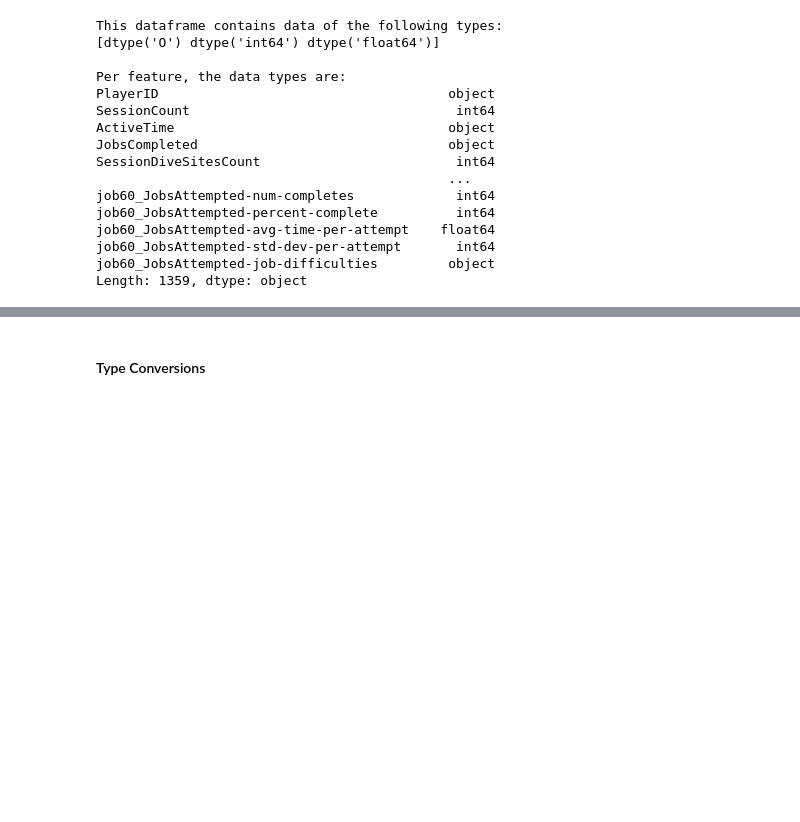
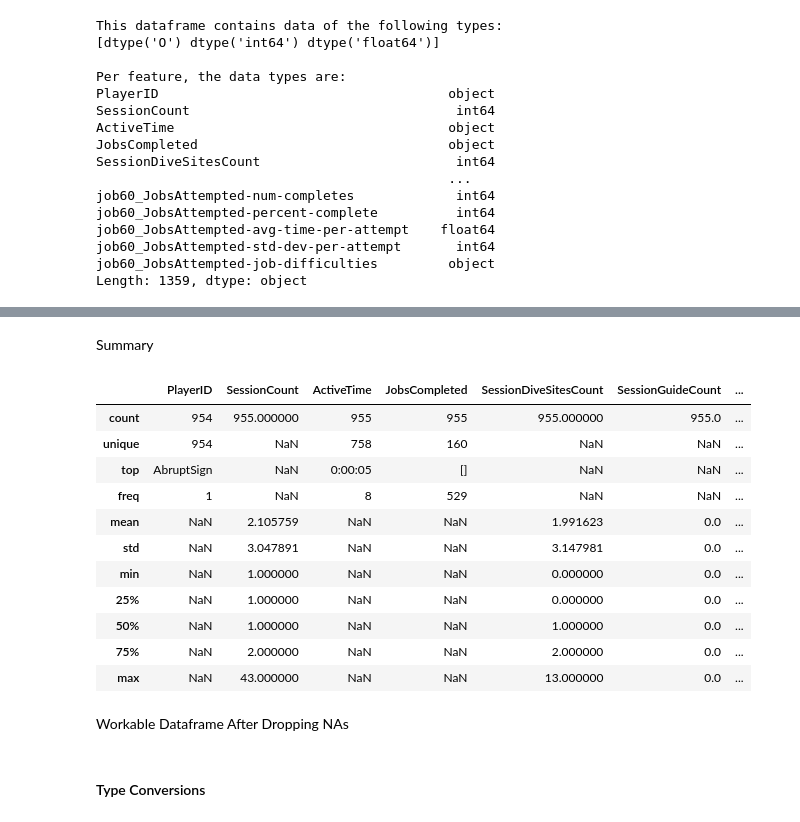
Before and after one commit to opengamedata/opengamedata-samples, a Jupyter notebook: AQUALAB/templates/Aqualab_template_players.ipynb, the cells around one changed output, grey strips where cells are left out. Drawn from its saved outputs; the diff is of its cells as text; code cells hidden in the pictures; blank space fills up the shorter version.

```diff
--- a/AQUALAB/templates/Aqualab_template_players.ipynb
+++ b/AQUALAB/templates/Aqualab_template_players.ipynb
@@ -133,3 +141,20 @@ raw_data
+# %% [markdown]
+Summary
+# %%
+raw_data.describe(include='all')
+# %% [output]
+|  | PlayerID | SessionCount | ActiveTime | JobsCompleted | SessionDiveSitesCount | SessionGuideCount | ... |
+| count | 954 | 955.000000 | 955 | 955 | 955.000000 | 955.0 | ... |
+| unique | 954 | NaN | 758 | 160 | NaN | NaN | ... |
+| top | AbruptSign | NaN | 0:00:05 | [] | NaN | NaN | ... |
+| freq | 1 | NaN | 8 | 529 | NaN | NaN | ... |
+| mean | NaN | 2.105759 | NaN | NaN | 1.991623 | 0.0 | ... |
+| std | NaN | 3.047891 | NaN | NaN | 3.147981 | 0.0 | ... |
+| min | NaN | 1.000000 | NaN | NaN | 0.000000 | 0.0 | ... |
+| 25% | NaN | 1.000000 | NaN | NaN | 0.000000 | 0.0 | ... |
+| 50% | NaN | 1.000000 | NaN | NaN | 1.000000 | 0.0 | ... |
+| 75% | NaN | 2.000000 | NaN | NaN | 2.000000 | 0.0 | ... |
+| max | NaN | 43.000000 | NaN | NaN | 13.000000 | 0.0 | ... |
 # %%
 #@markdown Do you want to filter player list?
 Answer  = False#@param {type:"boolean"}
@@ -138,6 +163,8 @@ PL_Path = "PlayerList.txt"#@param {type:"string"}
 if Answer:
   player_list = pd.read_csv(JUPYTER_DIR / Path(PL_Path), sep='t', names=["Player"])
   raw_data = raw_data[raw_data.PlayerId.isin()]
+# %% [markdown]
+Workable Dataframe After Dropping NAs
 # %%
 df_session = raw_data.dropna()
 # %% [markdown]
```
Also changed, not shown: parts of 16 cells of this notebook.
